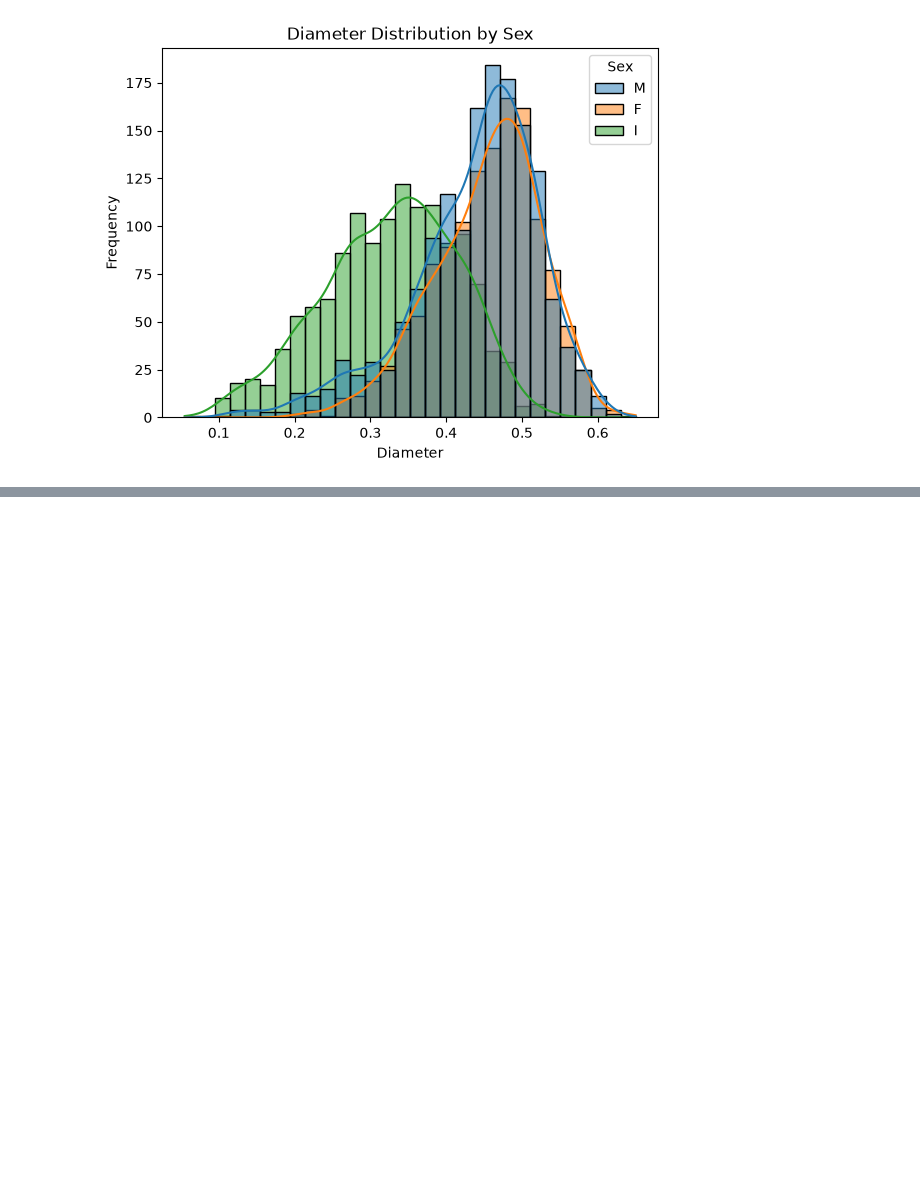
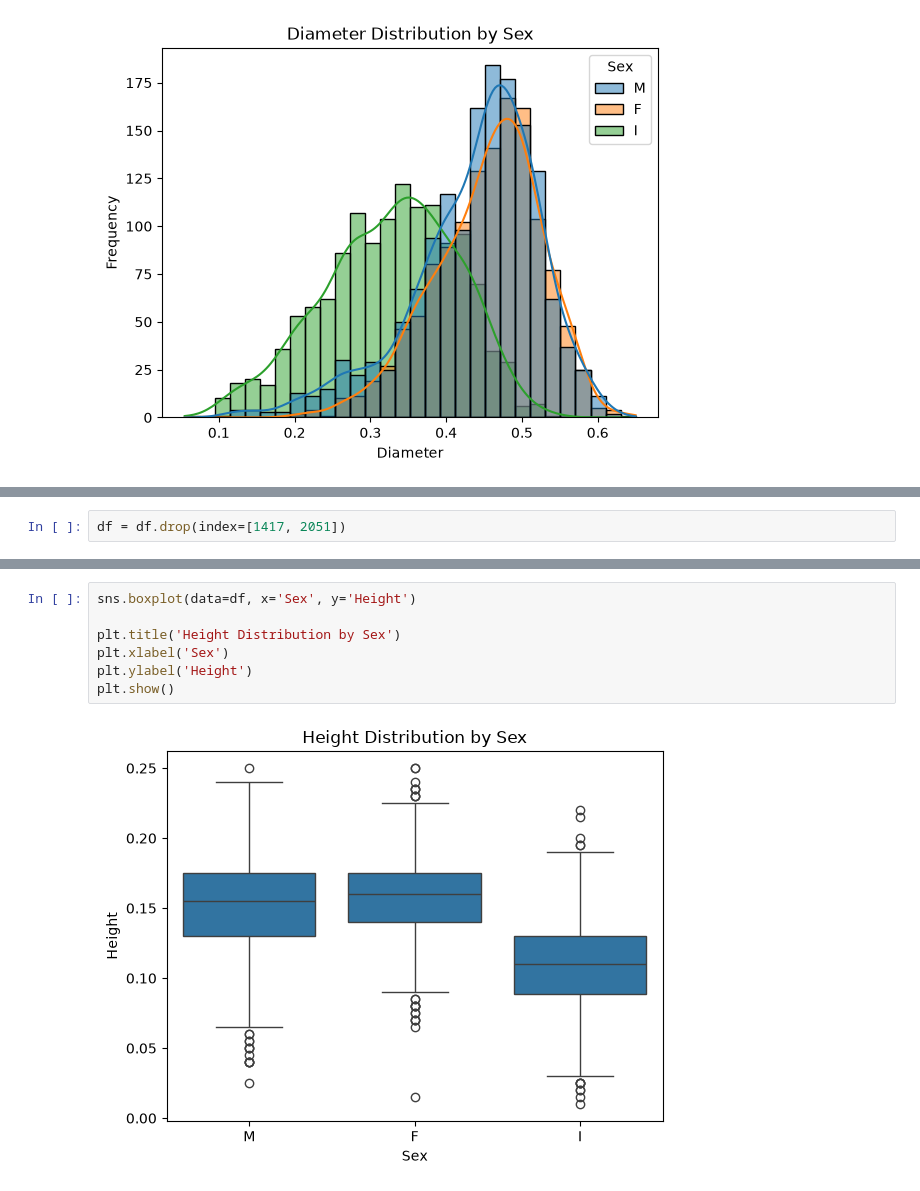
Before and after one commit to 2026623-Student/Statistical-Project, a Jupyter notebook: CA2_Statistical.ipynb, the cells around one changed output, grey strips where cells are left out. Saved outputs shown, nothing was run; the diff lists cells and outputs as text; blank space fills up the shorter version.

```diff
--- a/CA2_Statistical.ipynb
+++ b/CA2_Statistical.ipynb
@@ -337,0 +467,2 @@ plt.show()
+# %%
+df = df.drop(index=[1417, 2051])
@@ -337,0 +471,9 @@ plt.show()
+# %%
+sns.boxplot(data=df, x='Sex', y='Height')
+
+plt.title('Height Distribution by Sex')
+plt.xlabel('Sex')
+plt.ylabel('Height')
+plt.show()
+# %% [output]
+[figure, added]
```
Also changed, not shown: parts of 45 cells of this notebook.
